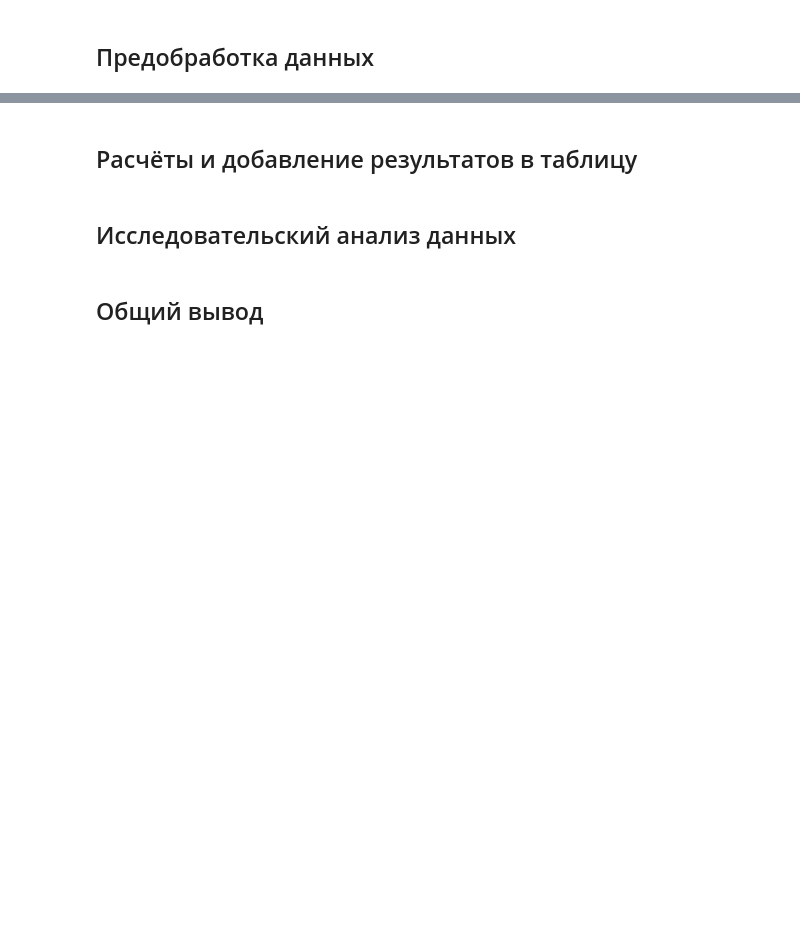
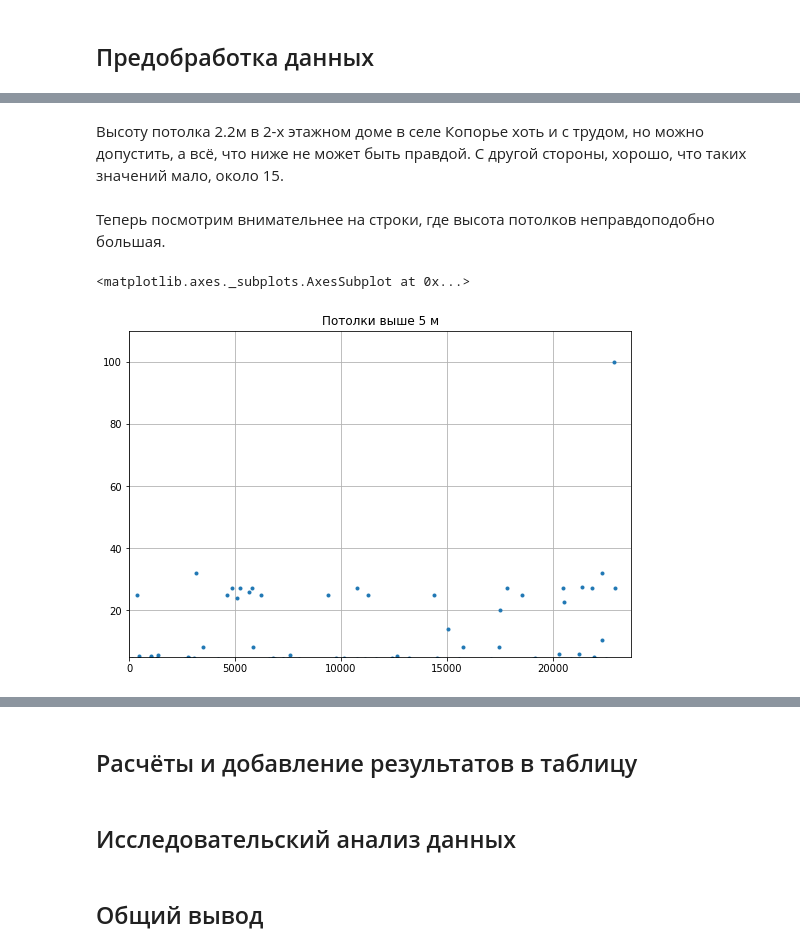
Before and after one commit to mazor86/praktikum_data_science, a Jupyter notebook: sprint_04/mazor86_sprint_04.ipynb, the cells around one changed output, grey strips where cells are left out. Cells and saved outputs as stored; diff of their text form; code cells hidden in the pictures; blank space fills up the shorter version.

```diff
--- a/sprint_04/mazor86_sprint_04.ipynb
+++ b/sprint_04/mazor86_sprint_04.ipynb
@@ -55,0 +100,9 @@ memory usage: 3.7+ MB
+# %% [markdown]
+Высоту потолка 2.2м в 2-х этажном доме в селе Копорье хоть и с трудом, но можно допустить, а всё, что ниже не может быть правдой. С другой стороны, хорошо, что таких значений мало, около 15.
+# %% [markdown]
+Теперь посмотрим внимательнее на строки, где высота потолков неправдоподобно большая.
+# %%
+data['ceiling_height'].plot(style='.', title='Потолки выше 5 м', ylim=(5, 110), grid=True)
+# %% [output]
+<matplotlib.axes._subplots.AxesSubplot at 0x...>
+[figure, added]
```
Also changed, not shown: parts of 16 cells of this notebook, 1 other file.
